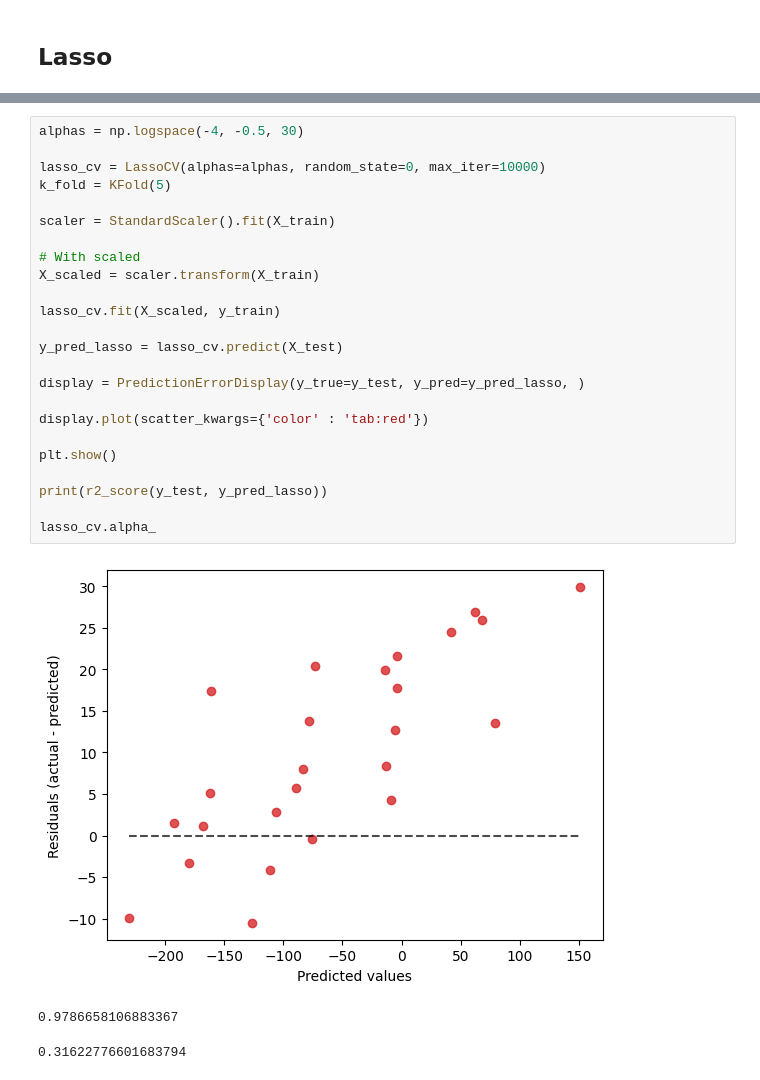
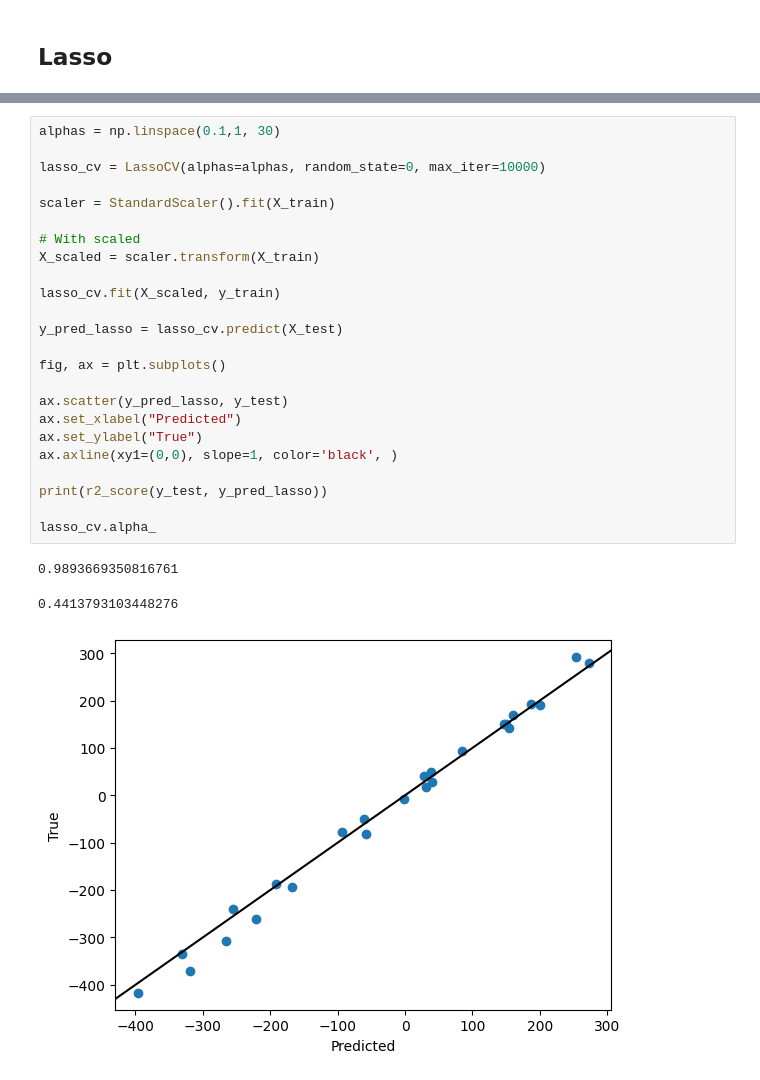
Before and after one commit to amichuda/aem6850-modules, a Jupyter notebook: modules/unit-16/unit-16.ipynb, the cells around one changed output, grey strips where cells are left out. Saved outputs shown, nothing was run; the diff lists cells and outputs as text.

```diff
--- a/modules/unit-16/unit-16.ipynb
+++ b/modules/unit-16/unit-16.ipynb
@@ -280,28 +297,28 @@ print(r2_score(y_test, y_pred))
 # %%
-alphas = np.logspace(-4, -0.5, 30)
+alphas = np.linspace(0.1,1, 30)
 
 lasso_cv = LassoCV(alphas=alphas, random_state=0, max_iter=10000)
-k_fold = KFold(5)
 
 scaler = StandardScaler().fit(X_train)
 
 # With scaled
 X_scaled = scaler.transform(X_train)
 
 lasso_cv.fit(X_scaled, y_train)
 
 y_pred_lasso = lasso_cv.predict(X_test)
 
-display = PredictionErrorDisplay(y_true=y_test, y_pred=y_pred_lasso, )
+fig, ax = plt.subplots()
 
-display.plot(scatter_kwargs={'color' : 'tab:red'})
-
-plt.show()
+ax.scatter(y_pred_lasso, y_test)
+ax.set_xlabel("Predicted")
+ax.set_ylabel("True")
+ax.axline(xy1=(0,0), slope=1, color='black', )
 
 print(r2_score(y_test, y_pred_lasso))
 
 lasso_cv.alpha_
 # %% [output]
-[figure, old version]
-0.9786658106883367
+0.9893669350816761
-0.31622776601683794
+0.4413793103448276
+[figure, new version]
```
Also changed, not shown: parts of 37 cells of this notebook, 2 other files.
